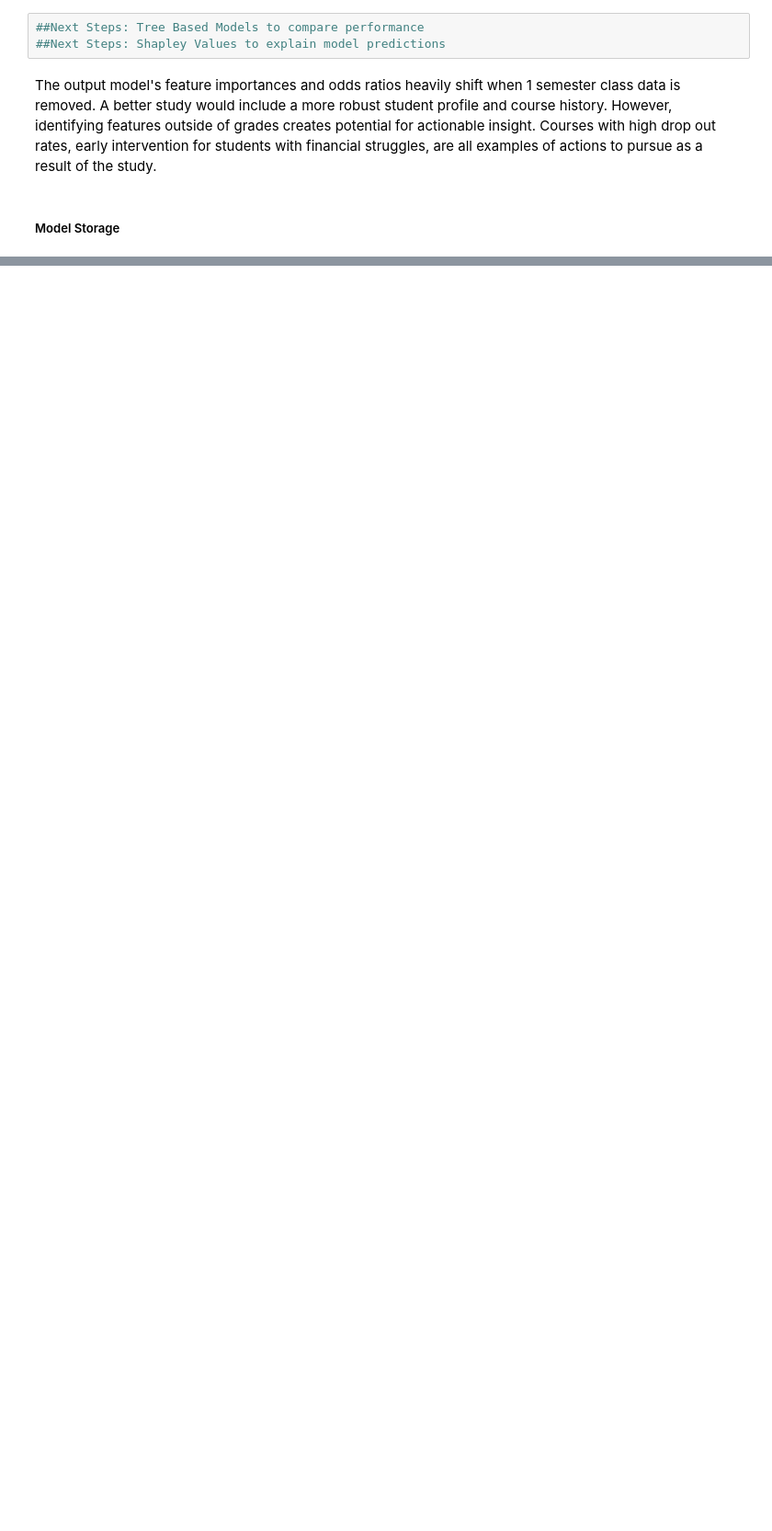
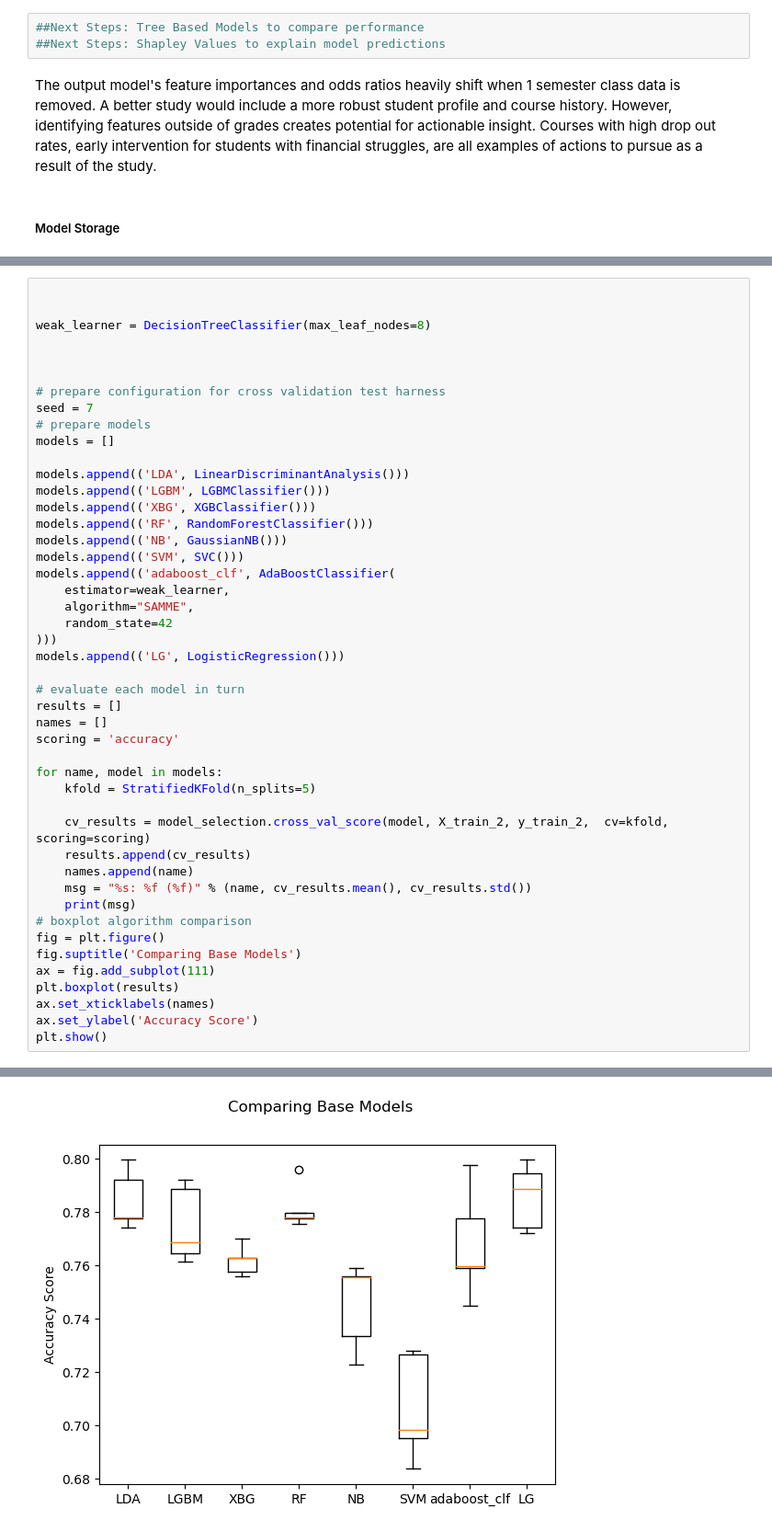
Before and after one commit to Kevin-Kwasnik/student-dropout-prediction, a Jupyter notebook: 4.Modeling/Modeling.ipynb, the cells around one changed output, grey strips where cells are left out. Shown at 92% size. Drawn from its saved outputs; the diff is of its cells as text; blank space fills up the shorter version.

Commit message:
model comparison

```diff
--- a/4.Modeling/Modeling.ipynb
+++ b/4.Modeling/Modeling.ipynb
@@ -498,0 +514,47 @@ with open("./../1.Data/Model/pipe.pkl", "wb") as f:
+# %%
+
+
+weak_learner = DecisionTreeClassifier(max_leaf_nodes=8)
+
+
+
+# prepare configuration for cross validation test harness
+seed = 7
+# prepare models
+models = []
+
+models.append(('LDA', LinearDiscriminantAnalysis()))
+models.append(('LGBM', LGBMClassifier()))
+models.append(('XBG', XGBClassifier()))
+models.append(('RF', RandomForestClassifier()))
+models.append(('NB', GaussianNB()))
+models.append(('SVM', SVC()))
+models.append(('adaboost_clf', AdaBoostClassifier(
+    estimator=weak_learner,
+    algorithm="SAMME",
+    random_state=42
+)))
+models.append(('LG', LogisticRegression()))
+
+# evaluate each model in turn
+results = []
+names = []
+scoring = 'accuracy'
+
+for name, model in models:
+    kfold = StratifiedKFold(n_splits=5)
+
+    cv_results = model_selection.cross_val_score(model, X_train_2, y_train_2,  cv=kfold, scoring=scoring)
+    results.append(cv_results)
+    names.append(name)
+    msg = "%s: %f (%f)" % (name, cv_results.mean(), cv_results.std())
+    print(msg)
+# boxplot algorithm comparison
+fig = plt.figure()
+fig.suptitle('Comparing Base Models')
+ax = fig.add_subplot(111)
+plt.boxplot(results)
+ax.set_xticklabels(names)
+ax.set_ylabel('Accuracy Score')
+plt.show()
+# %% [output]
@@ -498,0 +595 @@ with open("./../1.Data/Model/pipe.pkl", "wb") as f:
+[figure, added]
```
Also changed, not shown: parts of 5 cells of this notebook.
